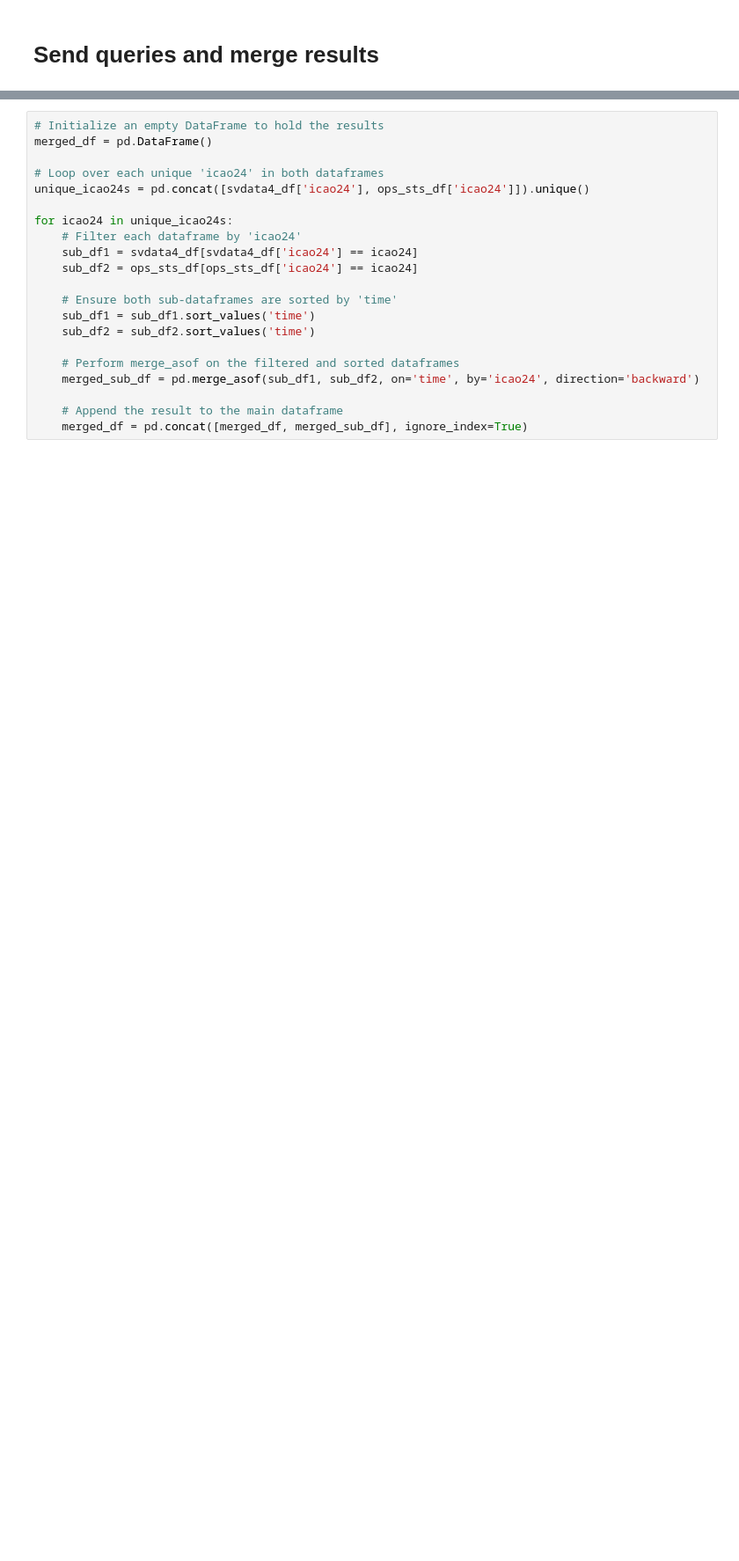
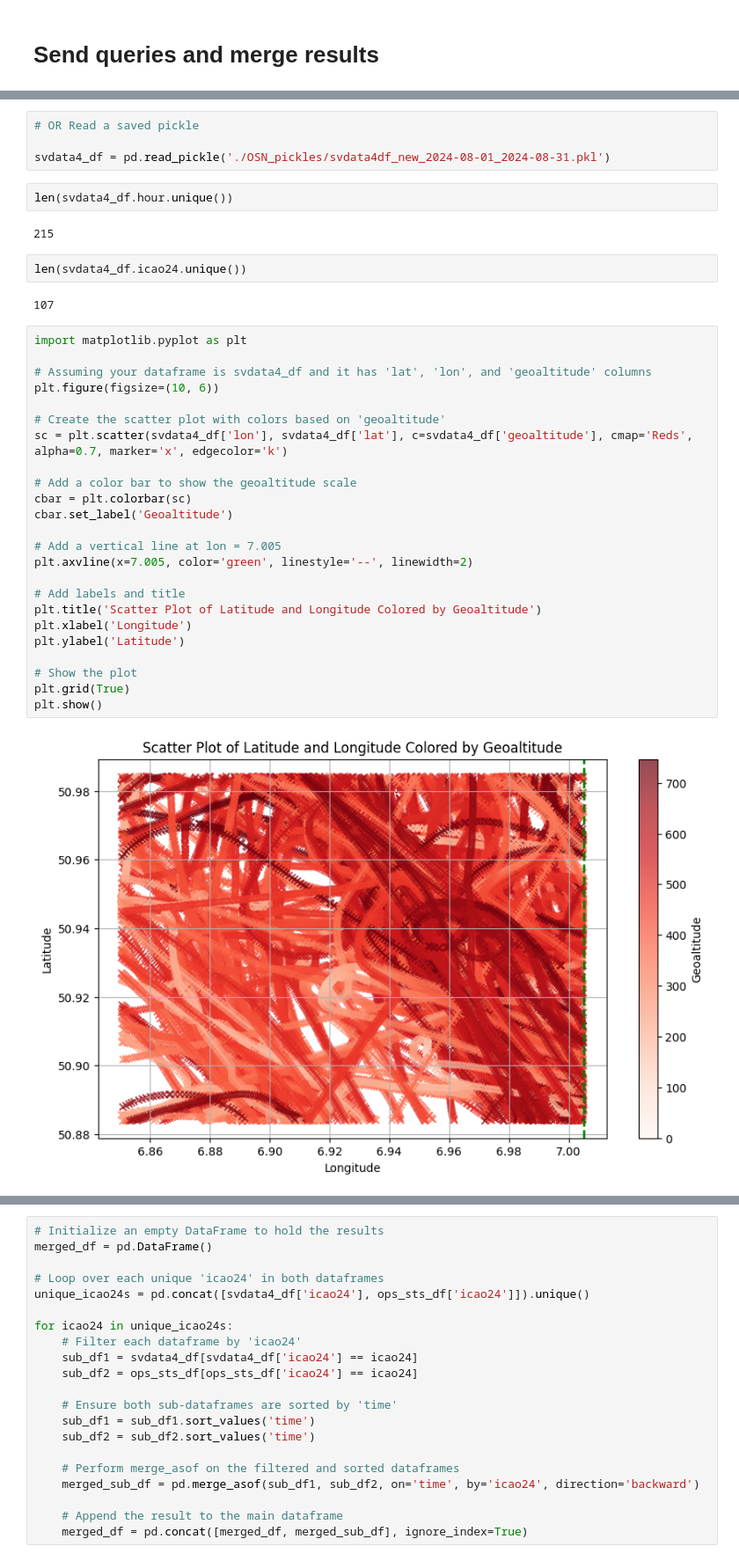
Before and after one commit to DME-3/Low-Alt-Obstacle-Check, a Jupyter notebook: OSN_to_PythonAnywhere.ipynb, the cells around one changed output, grey strips where cells are left out. Shown: that part at 88% size. Saved outputs shown, nothing was run; the diff lists cells and outputs as text; blank space fills up the shorter version.

Commit message:
red label

```diff
--- a/OSN_to_PythonAnywhere.ipynb
+++ b/OSN_to_PythonAnywhere.ipynb
@@ -134,3 +144,41 @@ FINISHED: : 100% [00:01, 81.8%/s]
+# %%
+# OR Read a saved pickle
+
+svdata4_df = pd.read_pickle('./OSN_pickles/svdata4df_new_2024-08-01_2024-08-31.pkl')
+# %%
+len(svdata4_df.hour.unique())
+# %% [output]
+215
+# %%
+len(svdata4_df.icao24.unique())
+# %% [output]
+107
+# %%
+import matplotlib.pyplot as plt
+
+# Assuming your dataframe is svdata4_df and it has 'lat', 'lon', and 'geoaltitude' columns
+plt.figure(figsize=(10, 6))
+
+# Create the scatter plot with colors based on 'geoaltitude'
+sc = plt.scatter(svdata4_df['lon'], svdata4_df['lat'], c=svdata4_df['geoaltitude'], cmap='Reds', alpha=0.7, marker='x', edgecolor='k')
+
+# Add a color bar to show the geoaltitude scale
+cbar = plt.colorbar(sc)
+cbar.set_label('Geoaltitude')
+
+# Add a vertical line at lon = 7.005
+plt.axvline(x=7.005, color='green', linestyle='--', linewidth=2)
+
+# Add labels and title
+plt.title('Scatter Plot of Latitude and Longitude Colored by Geoaltitude')
+plt.xlabel('Longitude')
+plt.ylabel('Latitude')
+
+# Show the plot
+plt.grid(True)
+plt.show()
+# %% [output]
+[figure, added]
 # %%
 icao_list = svdata4_df.icao24.unique()
 icao24_str = ', '.join(f"'{item}'" for item in icao_list)
```
Also changed, not shown: parts of 23 cells of this notebook, 1 other file.
